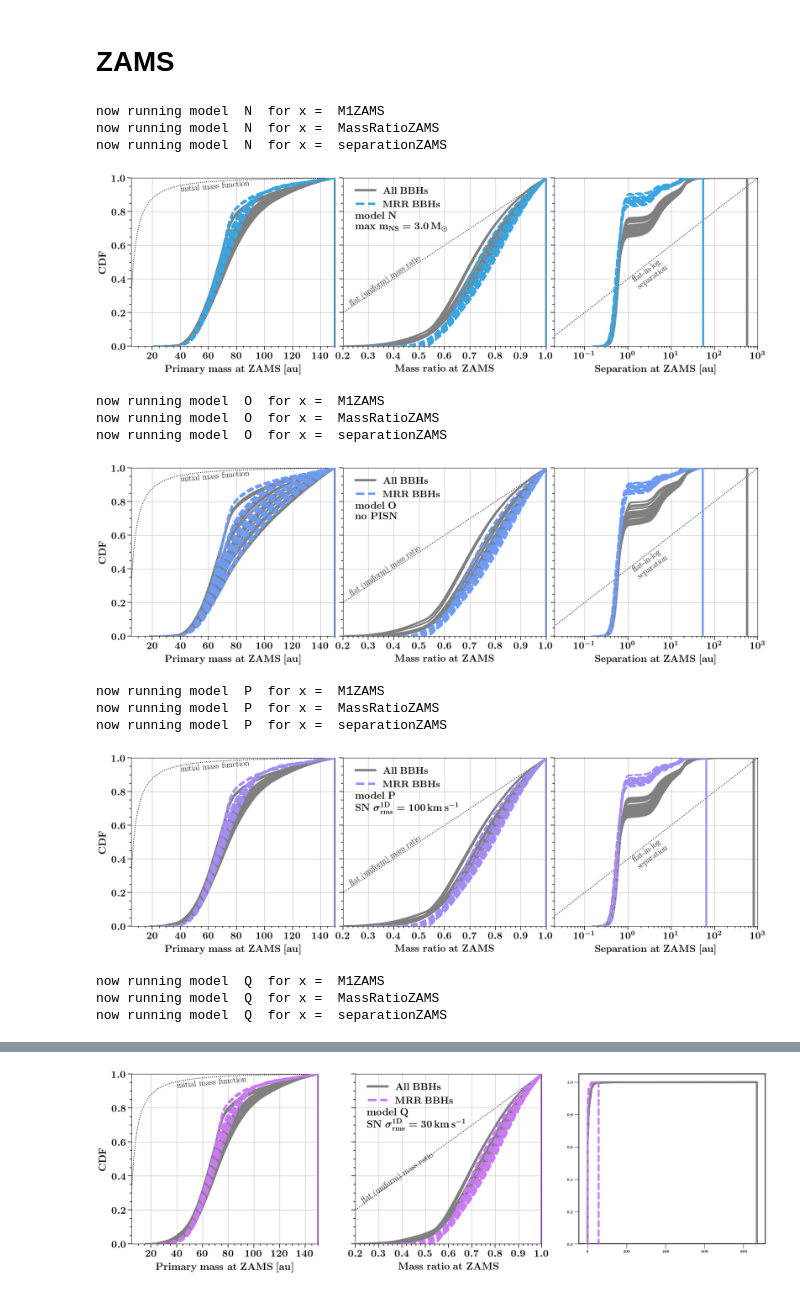
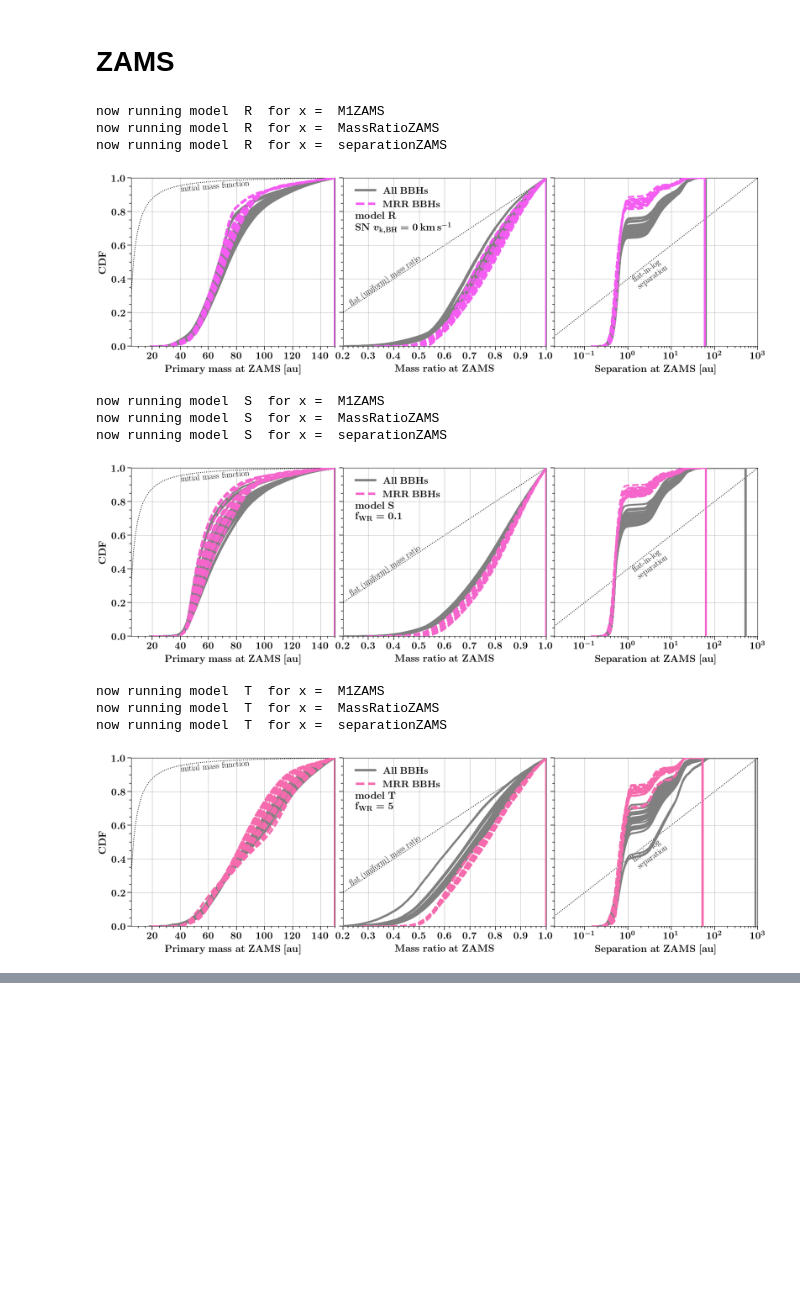
Before and after one commit to FloorBroekgaarden/MRR_Project, a Jupyter notebook: Figure3_MRR_Properties_vs_All_BBHs/FractionOfDetectable_BBHs.ipynb, the cells around one changed output, grey strips where cells are left out. Saved outputs shown, nothing was run; the diff lists cells and outputs as text; code cells hidden in the pictures; blank space fills up the shorter version.

Commit message:
add last figures

```diff
--- a/Figure3_MRR_Properties_vs_All_BBHs/FractionOfDetectable_BBHs.ipynb
+++ b/Figure3_MRR_Properties_vs_All_BBHs/FractionOfDetectable_BBHs.ipynb
@@ -735,43 +735,40 @@ def plotHist_OtherModels(axe, xvar='MassRatioZAMS', BPSlist=['I', 'J', 'P', 'Q']
 # %%
 
 
 
 
 
 
-for BPS in BPSnameslist[-4:]:
+for BPS in BPSnameslist[-3:]:
 
     f, axx= plt.subplots(ncols=3,nrows=1,figsize=(29,8))
     # plot M1ZAMS on the left panel
     xvar='M1ZAMS'
     plotHist_OtherModels(axe=axx[0],  xvar=xvar, BPSlist=[BPS], SFRDlist=MSSFRnameslist[:], xvar_minn=5, xvar_maxx=150, DCOtype='BBH' ,label_x=r'$\textbf{Primary} \ \textbf{mass} \  \textbf{at} \ \textbf{ZAMS} \ [\rm{au}] $')
 
     # plot Mass Ratio ZAMS on the left panel
     xvar='MassRatioZAMS'
     plotHist_OtherModels(axe=axx[1],  xvar=xvar, BPSlist=[BPS], SFRDlist=MSSFRnameslist[:], xvar_minn=0.2, xvar_maxx=1, DCOtype='BBH' ,label_x=r'$\textbf{Mass} \ \textbf{ratio}  \ \textbf{at} \ \textbf{ZAMS} $')
 
     xvar='separationZAMS'
     plotHist_OtherModels(axe=axx[2],  xvar=xvar, BPSlist=[BPS], SFRDlist=MSSFRnameslist[:], xvar_minn=0.02, xvar_maxx=1000, DCOtype='BBH' ,label_x=r'$\textbf{Separation} \ \textbf{at} \ \textbf{ZAMS} \ [\rm{au}] $')
 
     plt.subplots_adjust(wspace=0.04, hspace=0)#2)
 
 
     plt.savefig('./CDF_models_' + 'multiPanel' + '_' + BPS + '.png', transparent=False, bbox_inches="tight", dpi=600)
 #     plt.savefig('./CDF_matching_models_Mchirp'  + '.pdf', transparent=False, bbox_inches="tight")
     plt.show()
 # %% [output]
-now running model  N  for x =  M1ZAMS
-now running model  N  for x =  MassRatioZAMS
-now running model  N  for x =  separationZAMS
+now running model  R  for x =  M1ZAMS
+now running model  R  for x =  MassRatioZAMS
+now running model  R  for x =  separationZAMS
-[figure, old version]
+[figure, new version]
-now running model  O  for x =  M1ZAMS
-now running model  O  for x =  MassRatioZAMS
-now running model  O  for x =  separationZAMS
+now running model  S  for x =  M1ZAMS
+now running model  S  for x =  MassRatioZAMS
+now running model  S  for x =  separationZAMS
-[figure, old version]
+[figure, new version]
-now running model  P  for x =  M1ZAMS
-now running model  P  for x =  MassRatioZAMS
-now running model  P  for x =  separationZAMS
+now running model  T  for x =  M1ZAMS
+now running model  T  for x =  MassRatioZAMS
+now running model  T  for x =  separationZAMS
-[figure, old version]
+[figure, new version]
-now running model  Q  for x =  M1ZAMS
-now running model  Q  for x =  MassRatioZAMS
-now running model  Q  for x =  separationZAMS
@@ -779,4 +775,3 @@ KeyError: "Unable to open object (file read failed: time = Sun Jan 23 09:15:22 2
-[figure, removed]
 # %%
 A=1
 # %%
```
Also changed, not shown: parts of 1 cell of this notebook, 4 other files.
